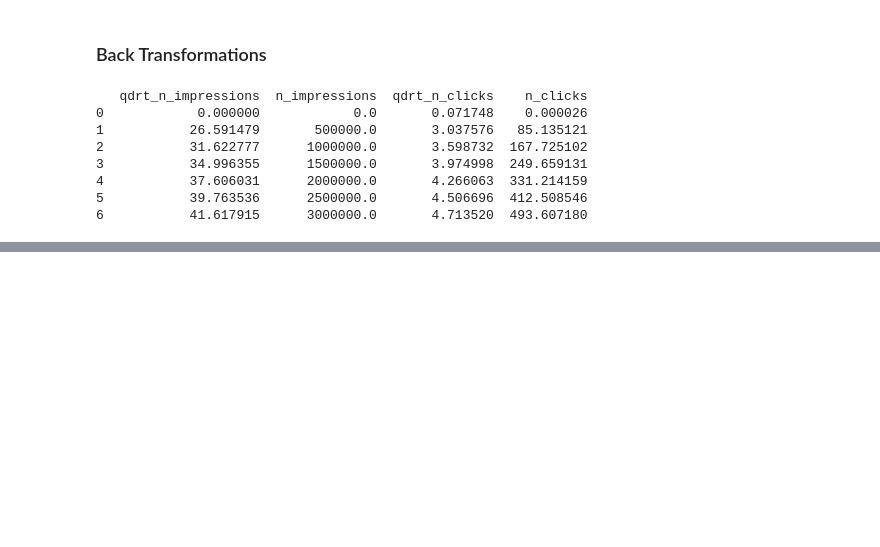
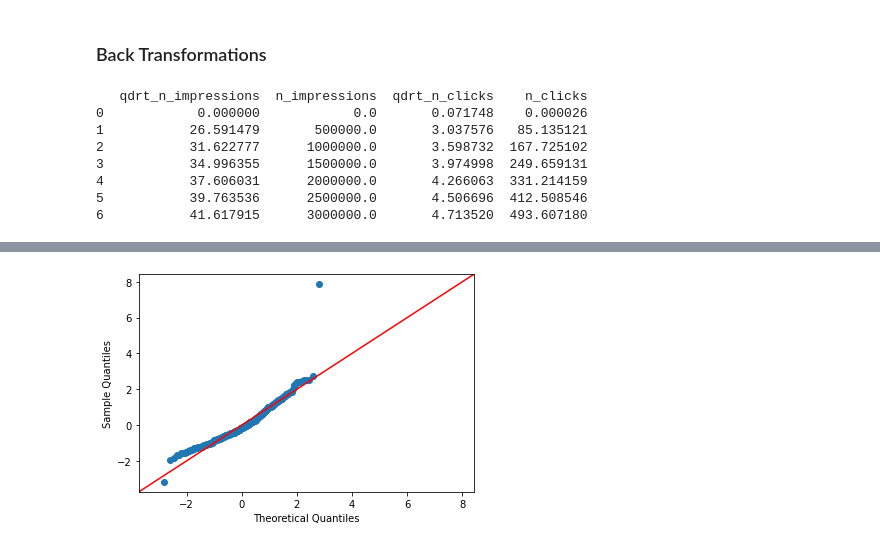
Before and after one commit to AnshuBantra/Python, a Jupyter notebook: Associate Data Scientist in Python/026 Introduction to Regression with statsmodels in Python/regression.ipynb, the cells around one changed output, grey strips where cells are left out. Saved outputs shown, nothing was run; the diff lists cells and outputs as text; code cells hidden in the pictures; blank space fills up the shorter version.

```diff
--- a/Associate Data Scientist in Python/026 Introduction to Regression with statsmodels in Python/regression.ipynb
+++ b/Associate Data Scientist in Python/026 Introduction to Regression with statsmodels in Python/regression.ipynb
@@ -470,0 +601,11 @@ plt.show()
+# %%
+# Import qqplot
+import statsmodels.api as sma #.api import qqplot
+
+# Create the Q-Q plot of the residuals
+sma.qqplot(data=mdl_price_vs_conv.resid, fit=True, line="45")
+
+# Show the plot
+plt.show()
+# %% [output]
+[figure, added]
```
Also changed, not shown: parts of 45 cells of this notebook.
